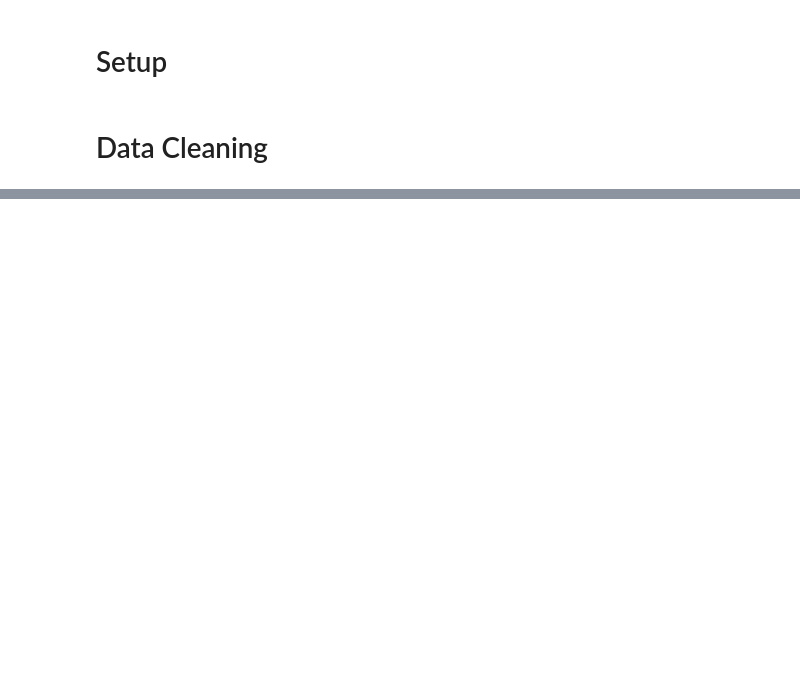
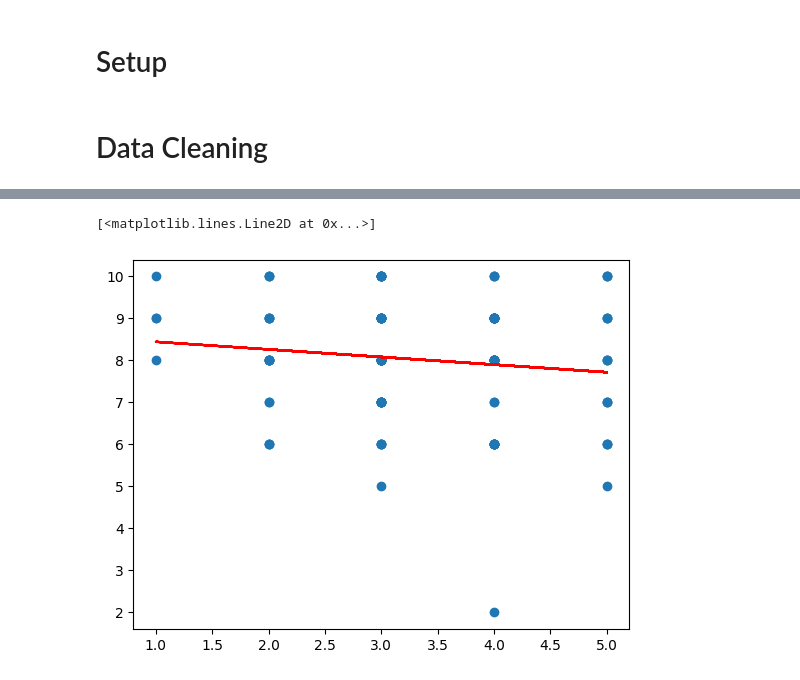
Before and after one commit to Dante1DC/Finding_AI_Registry_Test, a Jupyter notebook: Analysis/analysis.ipynb, the cells around one changed output, grey strips where cells are left out. Cells and saved outputs as stored; diff of their text form; code cells hidden in the pictures; blank space fills up the shorter version.

```diff
--- a/Analysis/analysis.ipynb
+++ b/Analysis/analysis.ipynb
@@ -60,0 +99,14 @@ Current df struct:
+# %%
+plt.scatter(df["ai_familiarity"], df["num_correct"])
+df["num_correct"]
+linreg = lr()
+X1 = df["ai_familiarity"].to_numpy().reshape(-1, 1)
+x1 = df["ai_familiarity"]
+y1 =  df["num_correct"]
+linreg.fit(X1, y1)
+b1 = linreg.intercept_
+m1 = linreg.coef_
+plt.plot(x1, m1*x1+b1, "-r")
+# %% [output]
+[<matplotlib.lines.Line2D at 0x...>]
+[figure, added]
```
Also changed, not shown: parts of 6 cells of this notebook, 1 other file.
